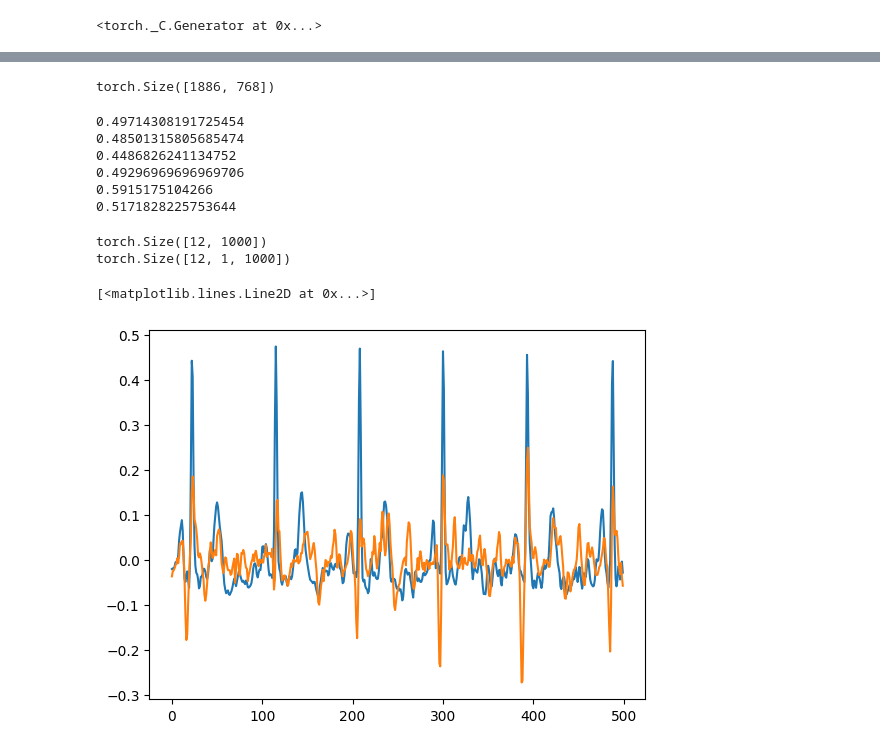
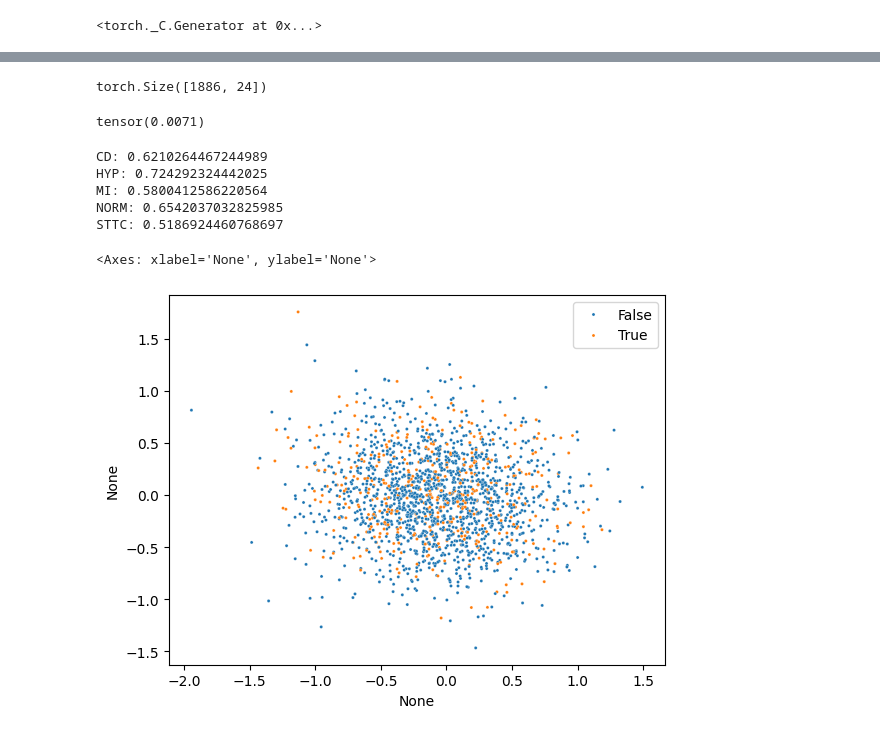
Before and after one commit to isears/single-channel-wfae, a Jupyter notebook: sandbox.ipynb, the cells around one changed output, grey strips where cells are left out. Saved outputs shown, nothing was run; the diff lists cells and outputs as text; code cells hidden in the pictures.

```diff
--- a/sandbox.ipynb
+++ b/sandbox.ipynb
@@ -20,7 +21,10 @@ torch.Size([1886, 12, 1000])
 # %%
-m = ConvolutionalEcgVAE(n_filters=8, latent_dim=64)
-m.load_state_dict(torch.load('cache/archivedmodels/ecgvae_f8l64.pt', weights_only=True))
+LATENT_DIM = 2
 
+m = ConvolutionalEcgVAE(n_filters=32, latent_dim=LATENT_DIM)
+# m.load_state_dict(torch.load('cache/archivedmodels/ecgvae_f8l64.pt', weights_only=True))
+m.load_state_dict(torch.load('cache/savedmodels/ecgvae.pt', weights_only=True))
+m.eval()
 m
 # %% [output]
 ConvolutionalEcgVAE(
@@ -39,47 +43,48 @@ ConvolutionalEcgVAE(
 # %%
 n, channels, sig_len = sig.shape
 
-encodings = m.encode(sig.view(n* channels, sig_len).unsqueeze(1))
-encodings = encodings.view(n, channels * 64)
+with torch.no_grad():
+    encodings = m.encode(sig.view(n* channels, sig_len).unsqueeze(1))
+
+encodings = encodings.view(n, channels * LATENT_DIM)
 encodings.shape
 # %% [output]
-torch.Size([1886, 768])
+torch.Size([1886, 24])
+# %%
+
+from torch.nn.functional import mse_loss
+
+with torch.no_grad():
+    reconstructions, _, _ = m(sig.view(n* channels, sig_len).unsqueeze(1))
+
+mse_loss(reconstructions, sig.view(n*channels, sig_len).unsqueeze(1), reduction='mean')
+# %% [output]
+tensor(0.0071)
 # %%
 from sklearn.ensemble import RandomForestClassifier
 from sklearn.model_selection import cross_val_score
 
 for label_name, y in labels.items():
-    clf = RandomForestClassifier(n_jobs=-1)
-    scores = cross_val_score(clf, encodings.detach().numpy(), y.detach().numpy(), cv=5, scoring='roc_auc')
-    print(f"{label_name}: {scores.mean()})
+    if y.sum() > 10:
+        clf = RandomForestClassifier(n_jobs=-1)
+        scores = cross_val_score(clf, encodings.detach().numpy(), y.detach().numpy(), cv=5, scoring='roc_auc')
+        print(f"{label_name}: {scores.mean()}")
+    else:
+        print(f"Insufficient positive examples: {label_name}")
 # %% [output]
-0.49714308191725454
-0.48501315805685474
-0.4486826241134752
-0.49296969696969706
-0.5915175104266
-0.5171828225753644
+CD: 0.6210264467244989
+HYP: 0.724292324442025
+MI: 0.5800412586220564
+NORM: 0.6542037032825985
+STTC: 0.5186924460768697
-# %%
-reproduction, mu, sigma = m(sig.unsqueeze(1))
-reproduction.shape
-
-import matplotlib.pyplot as plt
-
-print(sig.shape)
-print(reproduction.shape)
-
-plt.plot(
-    range(500),
-    sig[0, 0:500],
-    label="original",
-)
-plt.plot(
-    range(500),
-    reproduction[0, :, 0:500].squeeze().detach().cpu().numpy(),
-    label="reconstruction",
-)
-# %% [output]
-torch.Size([12, 1000])
-torch.Size([12, 1, 1000])
-[<matplotlib.lines.Line2D at 0x...>]
-[figure, removed]
+# %%
+import seaborn as sns
+
+LOI = 'STTC'
+
+lead1 = encodings.view(n, channels, LATENT_DIM)[:,0,:]
+lead1.shape
+sns.scatterplot(x=lead1[:, 0], y=lead1[:, 1], hue=labels[LOI].detach().numpy(), s=5)
+# %% [output]
+<Axes: xlabel='None', ylabel='None'>
+[figure, added]
```
Also changed, not shown: parts of 2 cells of this notebook, 5 other files.
